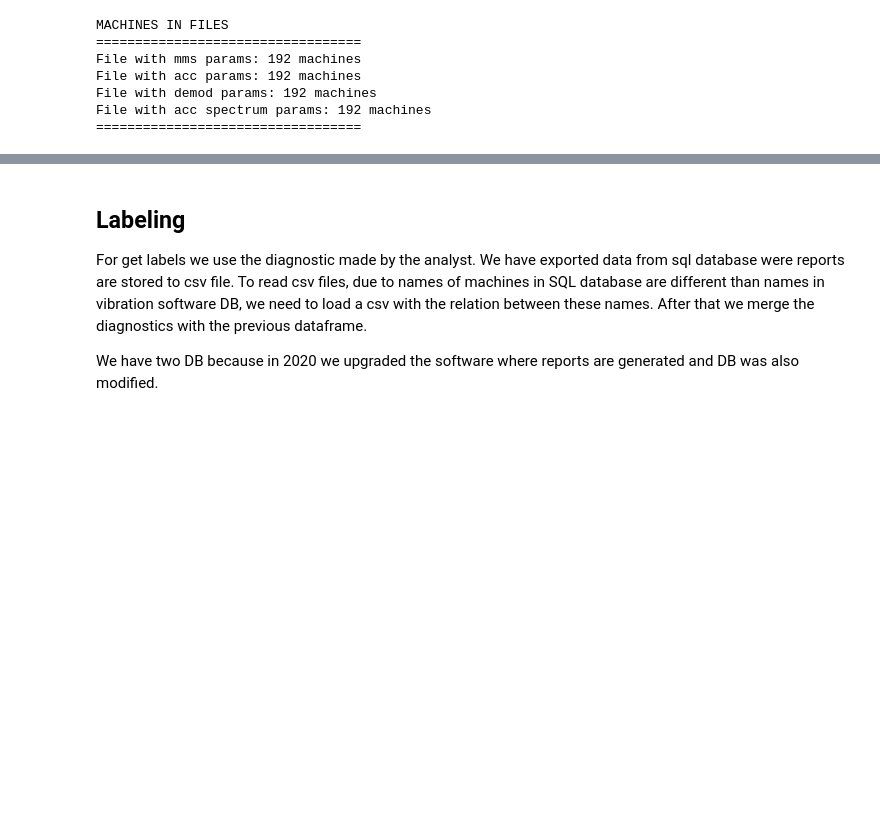
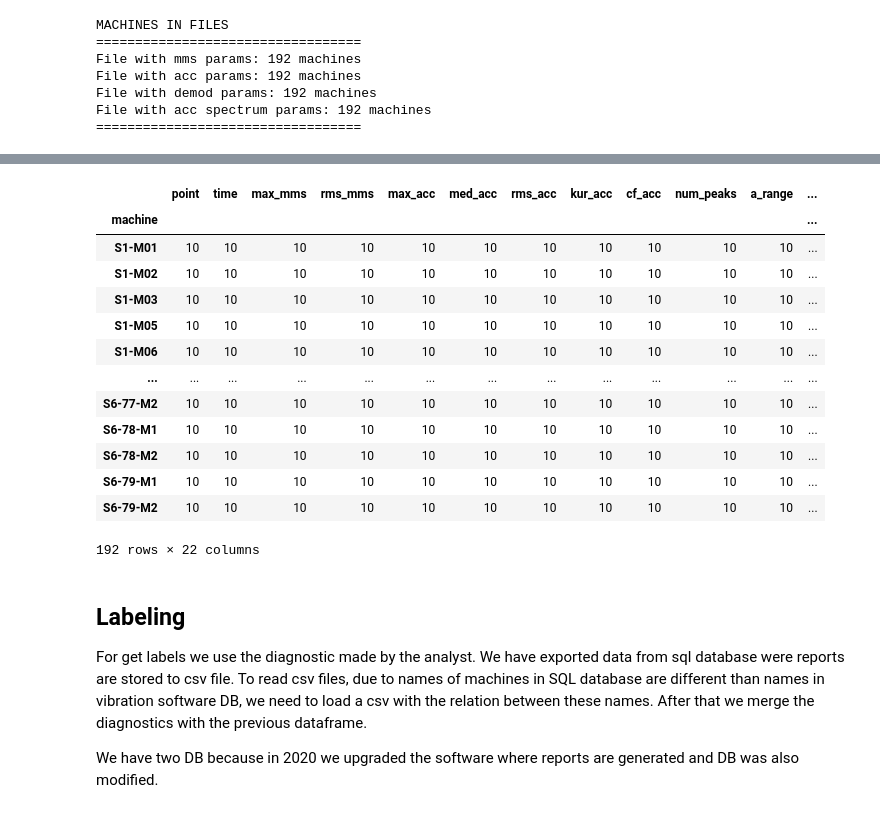
Before and after one commit to esteban-riv/projectargus, a Jupyter notebook: Project Argus.ipynb, the cells around one changed output, grey strips where cells are left out. Drawn from its saved outputs; the diff is of its cells as text; code cells hidden in the pictures; blank space fills up the shorter version.

```diff
--- a/Project Argus.ipynb
+++ b/Project Argus.ipynb
@@ -319,0 +321,17 @@ merged_2021.tail()
+# %%
+merged_2021.groupby('machine').count()
+# %% [output]
+|  | point | time | max_mms | rms_mms | max_acc | med_acc | rms_acc | kur_acc | cf_acc | num_peaks | a_range | ... |
+| machine |  |  |  |  |  |  |  |  |  |  |  | ... |
+| S1-M01 | 10 | 10 | 10 | 10 | 10 | 10 | 10 | 10 | 10 | 10 | 10 | ... |
+| S1-M02 | 10 | 10 | 10 | 10 | 10 | 10 | 10 | 10 | 10 | 10 | 10 | ... |
+| S1-M03 | 10 | 10 | 10 | 10 | 10 | 10 | 10 | 10 | 10 | 10 | 10 | ... |
+| S1-M05 | 10 | 10 | 10 | 10 | 10 | 10 | 10 | 10 | 10 | 10 | 10 | ... |
+| S1-M06 | 10 | 10 | 10 | 10 | 10 | 10 | 10 | 10 | 10 | 10 | 10 | ... |
+| ... | ... | ... | ... | ... | ... | ... | ... | ... | ... | ... | ... | ... |
+| S6-77-M2 | 10 | 10 | 10 | 10 | 10 | 10 | 10 | 10 | 10 | 10 | 10 | ... |
+| S6-78-M1 | 10 | 10 | 10 | 10 | 10 | 10 | 10 | 10 | 10 | 10 | 10 | ... |
+| S6-78-M2 | 10 | 10 | 10 | 10 | 10 | 10 | 10 | 10 | 10 | 10 | 10 | ... |
+| S6-79-M1 | 10 | 10 | 10 | 10 | 10 | 10 | 10 | 10 | 10 | 10 | 10 | ... |
+| S6-79-M2 | 10 | 10 | 10 | 10 | 10 | 10 | 10 | 10 | 10 | 10 | 10 | ... |
+192 rows × 22 columns
```
Also changed, not shown: parts of 8 cells of this notebook, 9 other files.
